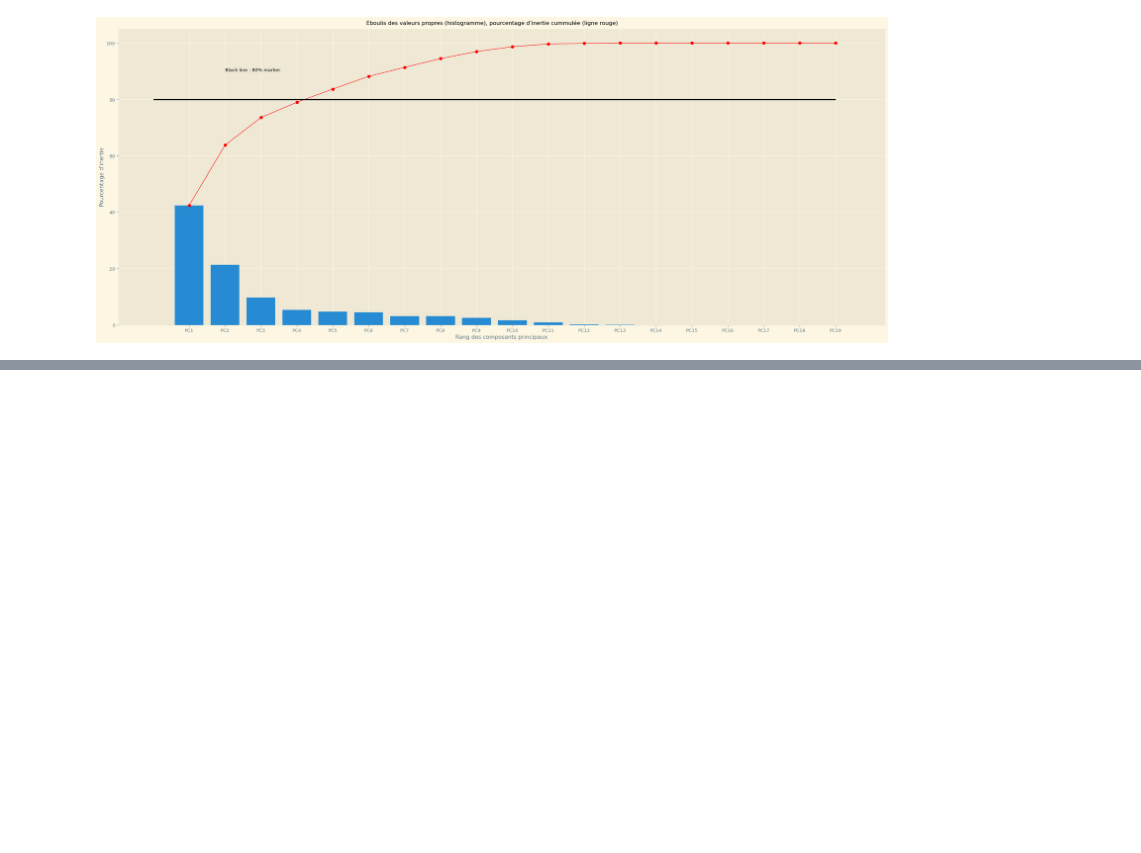
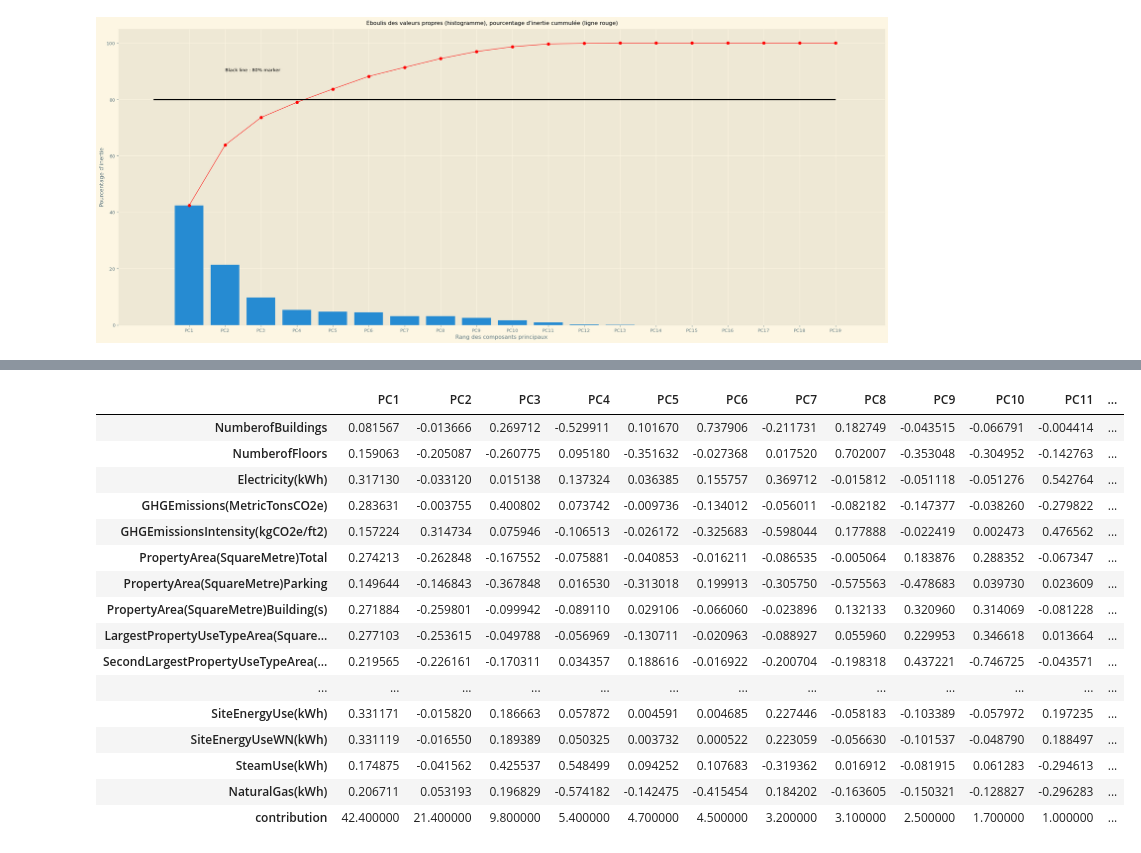
Before and after one commit to Psemp/ds_p4, a Jupyter notebook: first_look.ipynb, the cells around one changed output, grey strips where cells are left out. Saved outputs shown, nothing was run; the diff lists cells and outputs as text; code cells hidden in the pictures; blank space fills up the shorter version.

```diff
--- a/first_look.ipynb
+++ b/first_look.ipynb
@@ -1102,0 +1103,21 @@ display_circles(pcs=pcs, n_comp=len(columns_pca), pca=pca, axis_ranks=[(0, 1), (
+# %%
+pca_explained_df = show_contribution(pca=pca, columns_pca=columns_pca, percentage_variation=percentage_variation)
+pca_explained_df
+# %% [output]
+|  | PC1 | PC2 | PC3 | PC4 | PC5 | PC6 | PC7 | PC8 | PC9 | PC10 | PC11 | ... |
+| NumberofBuildings | 0.081567 | -0.013666 | 0.269712 | -0.529911 | 0.101670 | 0.737906 | -0.211731 | 0.182749 | -0.043515 | -0.066791 | -0.004414 | ... |
+| NumberofFloors | 0.159063 | -0.205087 | -0.260775 | 0.095180 | -0.351632 | -0.027368 | 0.017520 | 0.702007 | -0.353048 | -0.304952 | -0.142763 | ... |
+| Electricity(kWh) | 0.317130 | -0.033120 | 0.015138 | 0.137324 | 0.036385 | 0.155757 | 0.369712 | -0.015812 | -0.051118 | -0.051276 | 0.542764 | ... |
+| GHGEmissions(MetricTonsCO2e) | 0.283631 | -0.003755 | 0.400802 | 0.073742 | -0.009736 | -0.134012 | -0.056011 | -0.082182 | -0.147377 | -0.038260 | -0.279822 | ... |
+| GHGEmissionsIntensity(kgCO2e/ft2) | 0.157224 | 0.314734 | 0.075946 | -0.106513 | -0.026172 | -0.325683 | -0.598044 | 0.177888 | -0.022419 | 0.002473 | 0.476562 | ... |
+| PropertyArea(SquareMetre)Total | 0.274213 | -0.262848 | -0.167552 | -0.075881 | -0.040853 | -0.016211 | -0.086535 | -0.005064 | 0.183876 | 0.288352 | -0.067347 | ... |
+| PropertyArea(SquareMetre)Parking | 0.149644 | -0.146843 | -0.367848 | 0.016530 | -0.313018 | 0.199913 | -0.305750 | -0.575563 | -0.478683 | 0.039730 | 0.023609 | ... |
+| PropertyArea(SquareMetre)Building(s) | 0.271884 | -0.259801 | -0.099942 | -0.089110 | 0.029106 | -0.066060 | -0.023896 | 0.132133 | 0.320960 | 0.314069 | -0.081228 | ... |
+| LargestPropertyUseTypeArea(Square... | 0.277103 | -0.253615 | -0.049788 | -0.056969 | -0.130711 | -0.020963 | -0.088927 | 0.055960 | 0.229953 | 0.346618 | 0.013664 | ... |
+| SecondLargestPropertyUseTypeArea(... | 0.219565 | -0.226161 | -0.170311 | 0.034357 | 0.188616 | -0.016922 | -0.200704 | -0.198318 | 0.437221 | -0.746725 | -0.043571 | ... |
+| ... | ... | ... | ... | ... | ... | ... | ... | ... | ... | ... | ... | ... |
+| SiteEnergyUse(kWh) | 0.331171 | -0.015820 | 0.186663 | 0.057872 | 0.004591 | 0.004685 | 0.227446 | -0.058183 | -0.103389 | -0.057972 | 0.197235 | ... |
+| SiteEnergyUseWN(kWh) | 0.331119 | -0.016550 | 0.189389 | 0.050325 | 0.003732 | 0.000522 | 0.223059 | -0.056630 | -0.101537 | -0.048790 | 0.188497 | ... |
+| SteamUse(kWh) | 0.174875 | -0.041562 | 0.425537 | 0.548499 | 0.094252 | 0.107683 | -0.319362 | 0.016912 | -0.081915 | 0.061283 | -0.294613 | ... |
+| NaturalGas(kWh) | 0.206711 | 0.053193 | 0.196829 | -0.574182 | -0.142475 | -0.415454 | 0.184202 | -0.163605 | -0.150321 | -0.128827 | -0.296283 | ... |
+| contribution | 42.400000 | 21.400000 | 9.800000 | 5.400000 | 4.700000 | 4.500000 | 3.200000 | 3.100000 | 2.500000 | 1.700000 | 1.000000 | ... |
```
Also changed, not shown: parts of 2 cells of this notebook, 1 other file.
